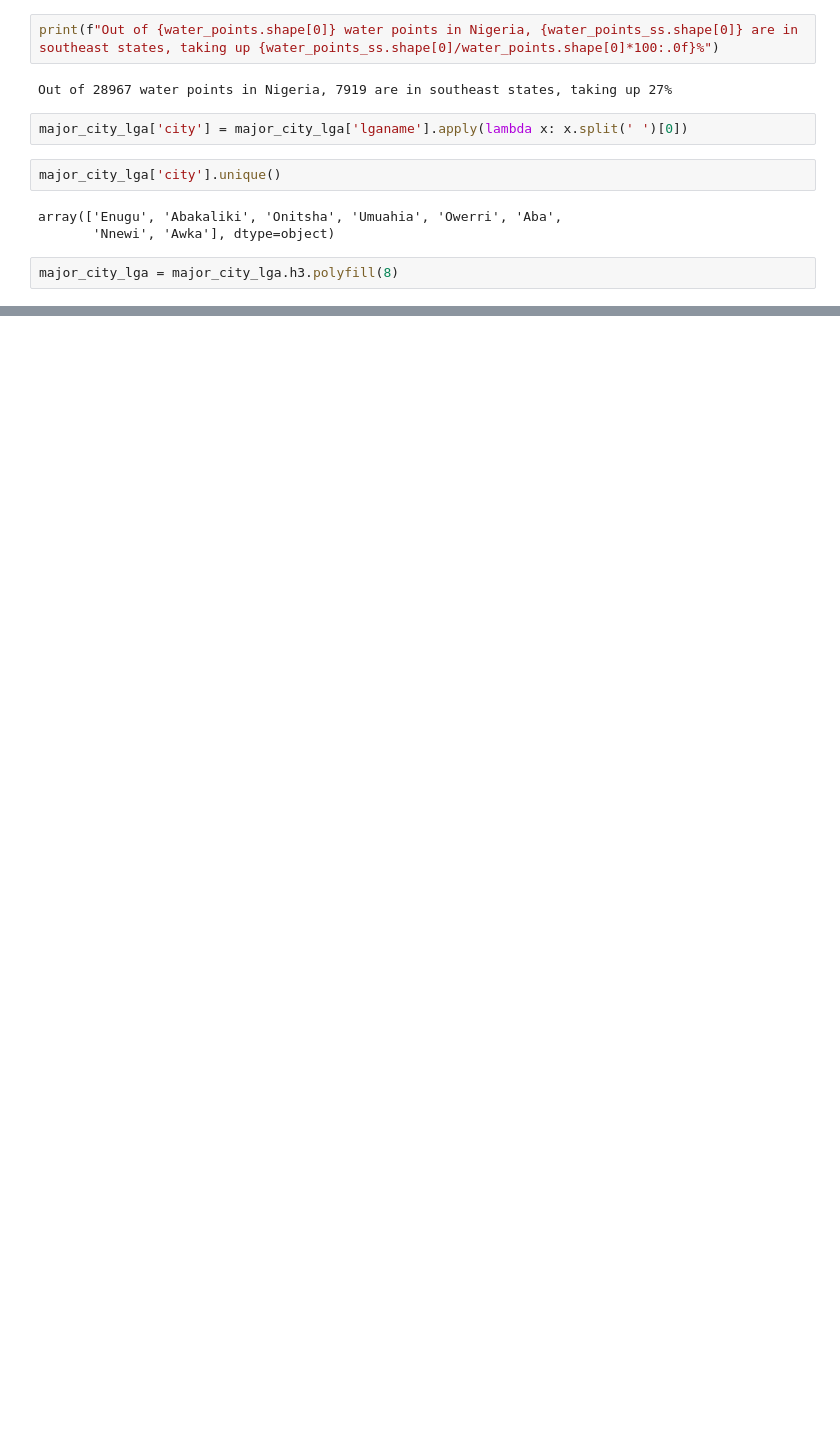
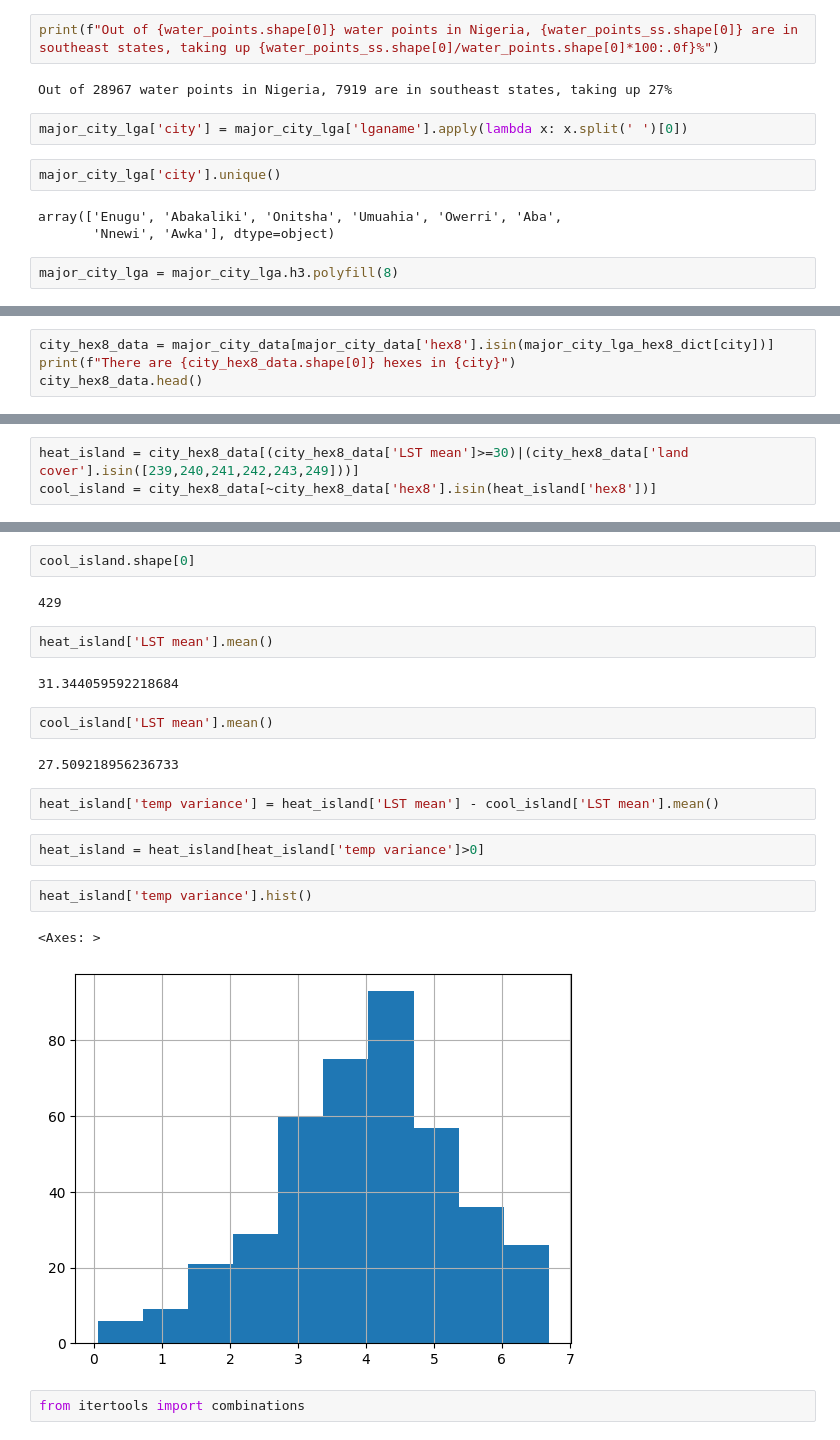
Before and after one commit to wxinl/BluePaleDot, a Jupyter notebook: src/test_20231221_story.ipynb, the cells around one changed output, grey strips where cells are left out. Saved outputs shown, nothing was run; the diff lists cells and outputs as text; blank space fills up the shorter version.

```diff
--- a/src/test_20231221_story.ipynb
+++ b/src/test_20231221_story.ipynb
@@ -140,0 +169,4 @@ major_city_lga_hex8_dict
+# %%
+city_hex8_data = major_city_data[major_city_data['hex8'].isin(major_city_lga_hex8_dict[city])]
+print(f"There are {city_hex8_data.shape[0]} hexes in {city}")
+city_hex8_data.head()
@@ -140,0 +198,3 @@ major_city_lga_hex8_dict
+# %%
+heat_island = city_hex8_data[(city_hex8_data['LST mean']>=30)|(city_hex8_data['land cover'].isin([239,240,241,242,243,249]))]
+cool_island = city_hex8_data[~city_hex8_data['hex8'].isin(heat_island['hex8'])]
@@ -140,0 +205,23 @@ major_city_lga_hex8_dict
+# %%
+cool_island.shape[0]
+# %% [output]
+429
+# %%
+heat_island['LST mean'].mean()
+# %% [output]
+31.344059592218684
+# %%
+cool_island['LST mean'].mean()
+# %% [output]
+27.509218956236733
+# %%
+heat_island['temp variance'] = heat_island['LST mean'] - cool_island['LST mean'].mean()
+# %%
+heat_island = heat_island[heat_island['temp variance']>0]
+# %%
+heat_island['temp variance'].hist()
+# %% [output]
+<Axes: >
+[figure, added]
+# %%
+from itertools import combinations
```
Also changed, not shown: parts of 253 cells of this notebook, 8 other files.
